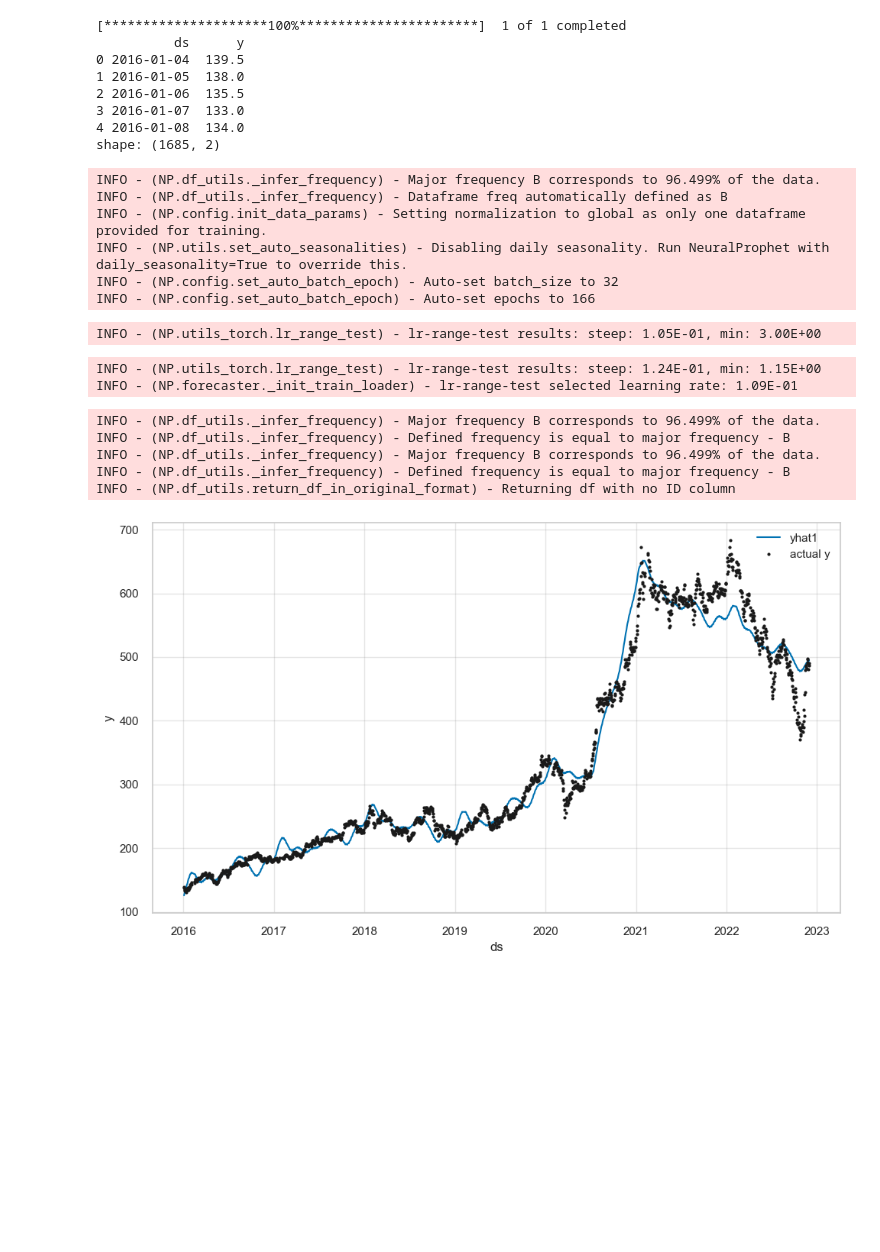
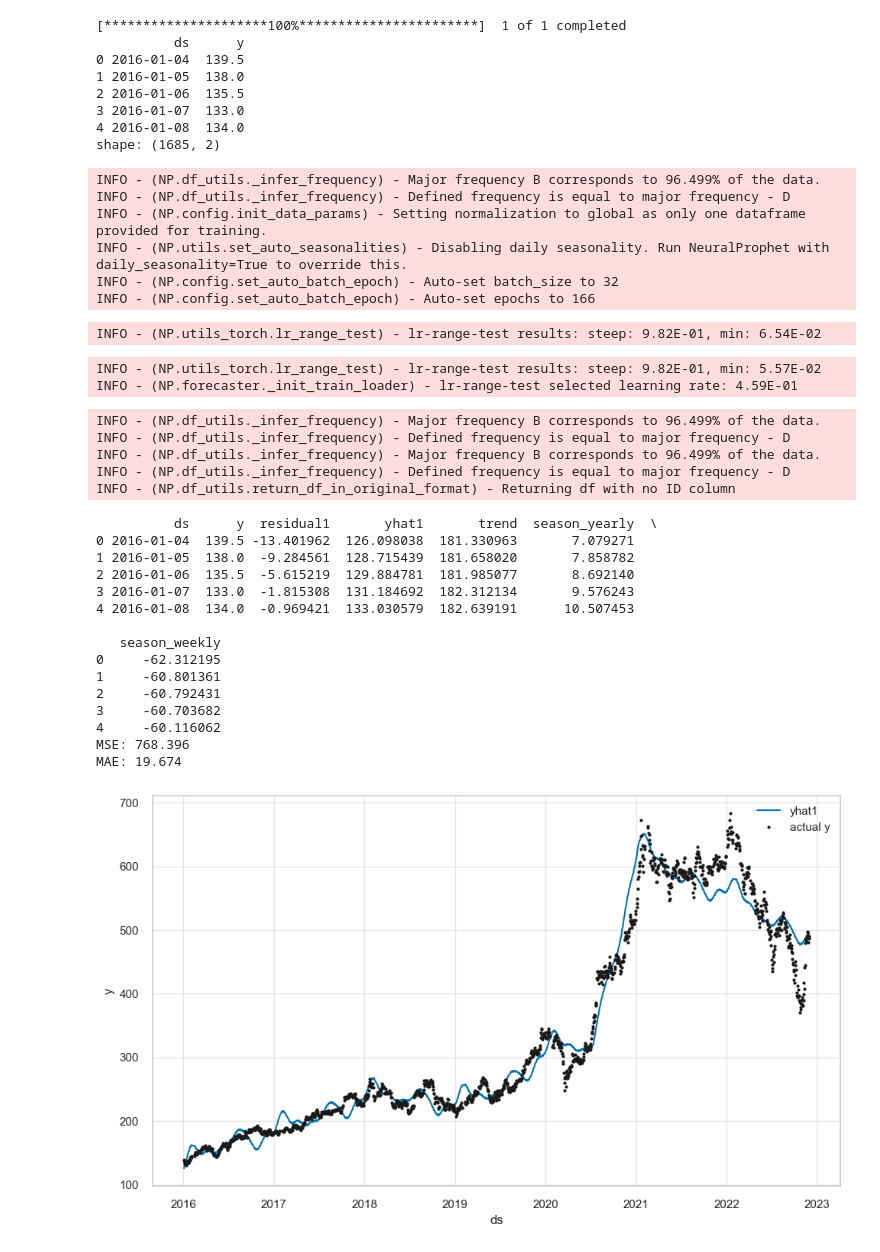
Before and after one commit to alextung3/Stock_price_predict, a Jupyter notebook: neural_prophet_test.ipynb, the cells around one changed output. Saved outputs shown, nothing was run; the diff lists cells and outputs as text; code cells hidden in the pictures; blank space fills up the shorter version.

```diff
--- a/neural_prophet_test.ipynb
+++ b/neural_prophet_test.ipynb
@@ -36,26 +39,50 @@ print(stock_data_close.head(),"\nshape:",stock_data_close.shape)
 shape: (1685, 2)
 # %%
 m = NeuralProphet()
-metrics = m.fit(stock_data_close)
+#df_train, df_test = m.split_df(stock_data_close, freq="D", valid_p=0.2)
+metrics = m.fit(stock_data_close,freq="D",)
 # %% [output]
 INFO - (NP.df_utils._infer_frequency) - Major frequency B corresponds to 96.499% of the data.
-INFO - (NP.df_utils._infer_frequency) - Dataframe freq automatically defined as B
+INFO - (NP.df_utils._infer_frequency) - Defined frequency is equal to major frequency - D
 INFO - (NP.config.init_data_params) - Setting normalization to global as only one dataframe provided for training.
 INFO - (NP.utils.set_auto_seasonalities) - Disabling daily seasonality. Run NeuralProphet with daily_seasonality=True to override this.
 INFO - (NP.config.set_auto_batch_epoch) - Auto-set batch_size to 32
 INFO - (NP.config.set_auto_batch_epoch) - Auto-set epochs to 166
-INFO - (NP.utils_torch.lr_range_test) - lr-range-test results: steep: 1.05E-01, min: 3.00E+00
+INFO - (NP.utils_torch.lr_range_test) - lr-range-test results: steep: 9.82E-01, min: 6.54E-02
-INFO - (NP.utils_torch.lr_range_test) - lr-range-test results: steep: 1.24E-01, min: 1.15E+00
-INFO - (NP.forecaster._init_train_loader) - lr-range-test selected learning rate: 1.09E-01
+INFO - (NP.utils_torch.lr_range_test) - lr-range-test results: steep: 9.82E-01, min: 5.57E-02
+INFO - (NP.forecaster._init_train_loader) - lr-range-test selected learning rate: 4.59E-01
-# %%
-forecast = m.predict(stock_data_close)
-df_fc = m.get_latest_forecast(forecast)
-print(df_fc).head())
-forecasts_plot = m.plot(forecast)
-# %% [output]
-INFO - (NP.df_utils._infer_frequency) - Major frequency B corresponds to 96.499% of the data.
-INFO - (NP.df_utils._infer_frequency) - Defined frequency is equal to major frequency - B
-INFO - (NP.df_utils._infer_frequency) - Major frequency B corresponds to 96.499% of the data.
-INFO - (NP.df_utils._infer_frequency) - Defined frequency is equal to major frequency - B
-INFO - (NP.df_utils.return_df_in_original_format) - Returning df with no ID column
-[figure, removed]
+# %%
+#future =m.make_future_dataframe(stock_data_close,periods=365)
+#print(future.head())
+forecast = m.predict(stock_data_close)
+
+#df_fc = m.get_latest_forecast(forecast)
+#print(df_test.head())
+y = forecast['y']
+y_pred = forecast['yhat1']
+print(forecast.head())
+print('MSE: %.3f'%(mean_squared_error(y,y_pred)))
+print('MAE: %.3f'%(mean_absolute_error(y,y_pred)))
+forecasts_plot = m.plot(forecast)
+# %% [output]
+INFO - (NP.df_utils._infer_frequency) - Major frequency B corresponds to 96.499% of the data.
+INFO - (NP.df_utils._infer_frequency) - Defined frequency is equal to major frequency - D
+INFO - (NP.df_utils._infer_frequency) - Major frequency B corresponds to 96.499% of the data.
+INFO - (NP.df_utils._infer_frequency) - Defined frequency is equal to major frequency - D
+INFO - (NP.df_utils.return_df_in_original_format) - Returning df with no ID column
+          ds      y  residual1       yhat1       trend  season_yearly  \
+0 2016-01-04  139.5 -13.401962  126.098038  181.330963       7.079271
+1 2016-01-05  138.0  -9.284561  128.715439  181.658020       7.858782
+2 2016-01-06  135.5  -5.615219  129.884781  181.985077       8.692140
+3 2016-01-07  133.0  -1.815308  131.184692  182.312134       9.576243
+4 2016-01-08  134.0  -0.969421  133.030579  182.639191      10.507453
+
+   season_weekly
+0     -62.312195
+1     -60.801361
+2     -60.792431
+3     -60.703682
+4     -60.116062
+MSE: 768.396
+MAE: 19.674
+[figure, added]
```
Also changed, not shown: parts of 2 cells of this notebook, 2 other files.
